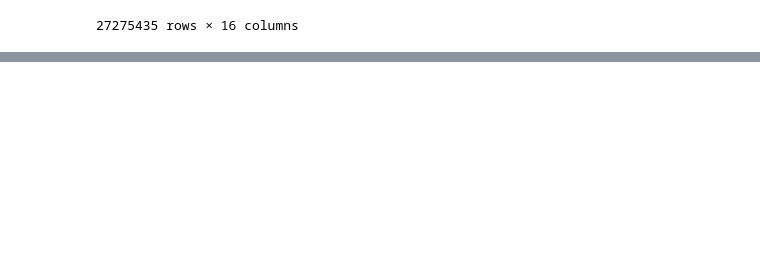
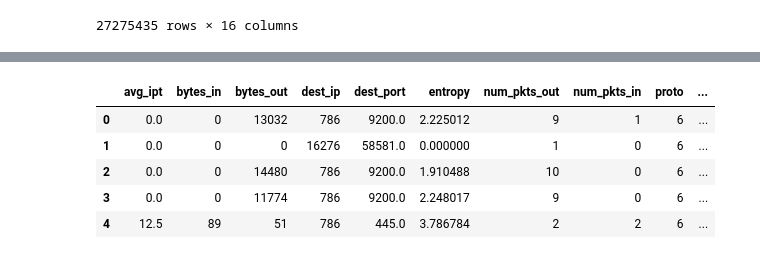
Before and after one commit to BabinRV/Dissertation, a Jupyter notebook: Dissertation_TD_and_IR.ipynb, the cells around one changed output, grey strips where cells are left out. Drawn from its saved outputs; the diff is of its cells as text; code cells hidden in the pictures; blank space fills up the shorter version.

```diff
--- a/Dissertation_TD_and_IR.ipynb
+++ b/Dissertation_TD_and_IR.ipynb
@@ -246,0 +274,9 @@ Data2012=pd.read_csv(path)
+# %%
+Data2009.head()
+# %% [output]
+|  | avg_ipt | bytes_in | bytes_out | dest_ip | dest_port | entropy | num_pkts_out | num_pkts_in | proto | ... |
+| 0 | 0.0 | 0 | 13032 | 786 | 9200.0 | 2.225012 | 9 | 1 | 6 | ... |
+| 1 | 0.0 | 0 | 0 | 16276 | 58581.0 | 0.000000 | 1 | 0 | 6 | ... |
+| 2 | 0.0 | 0 | 14480 | 786 | 9200.0 | 1.910488 | 10 | 0 | 6 | ... |
+| 3 | 0.0 | 0 | 11774 | 786 | 9200.0 | 2.248017 | 9 | 0 | 6 | ... |
+| 4 | 12.5 | 89 | 51 | 786 | 445.0 | 3.786784 | 2 | 2 | 6 | ... |
```
Also changed, not shown: parts of 13 cells of this notebook.
